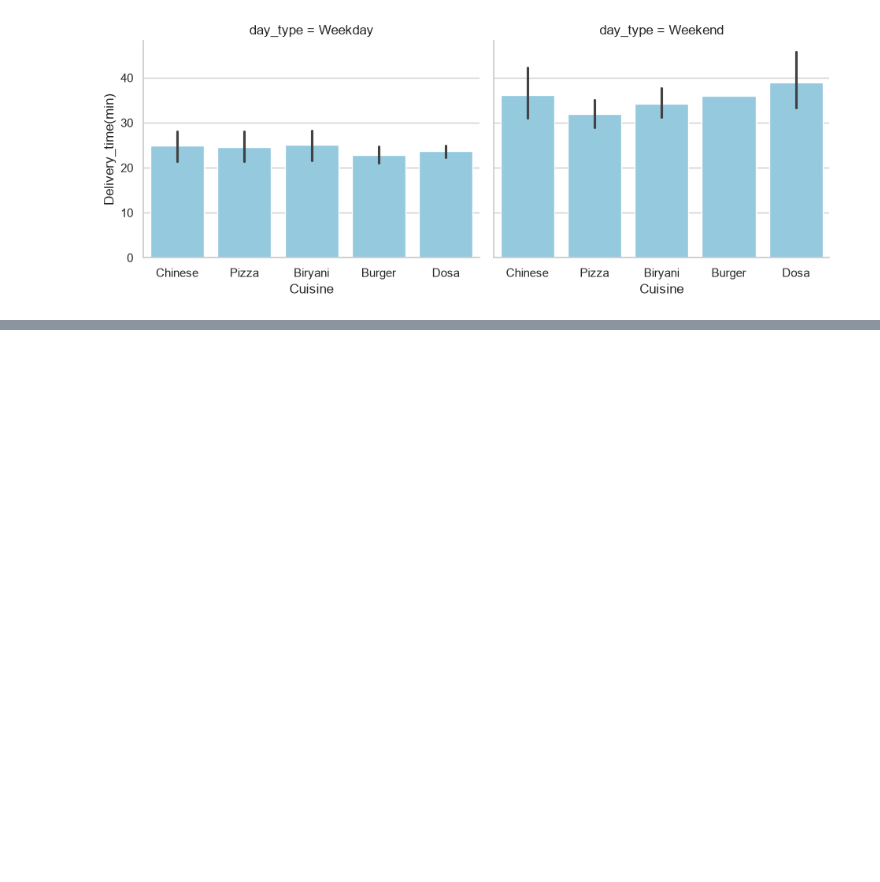
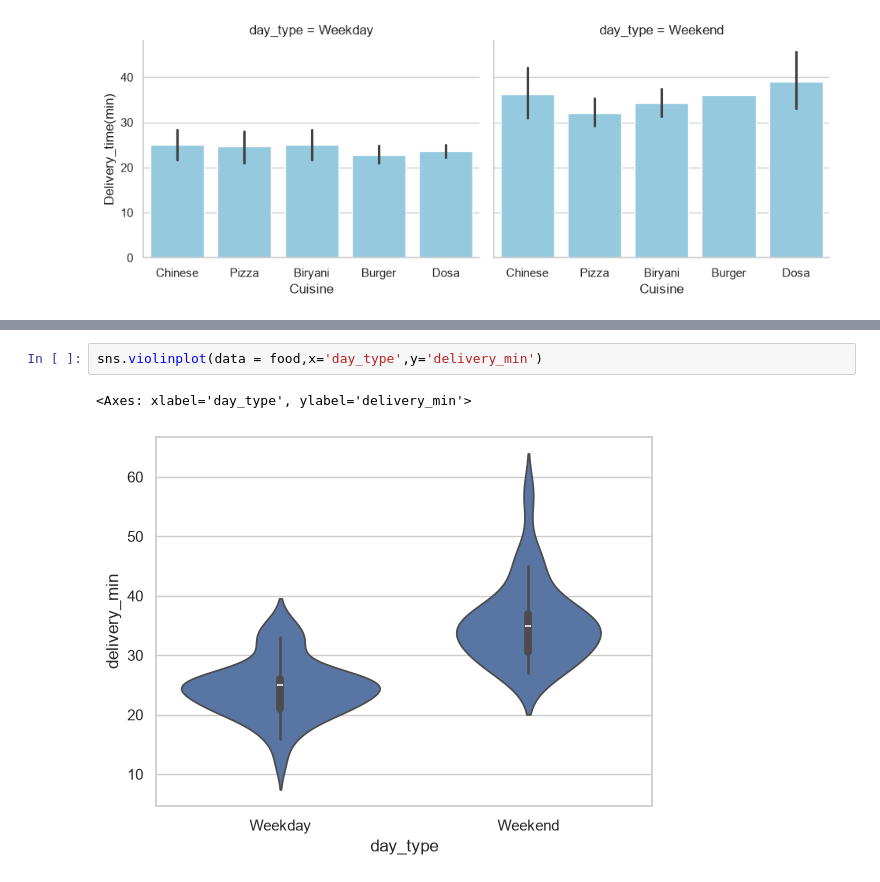
Before and after one commit to singh-amit-45/Data-Science, a Jupyter notebook: Libraries/Seaborn/Seaborn_2.ipynb, the cells around one changed output, grey strips where cells are left out. Drawn from its saved outputs; the diff is of its cells as text; blank space fills up the shorter version.

```diff
--- a/Libraries/Seaborn/Seaborn_2.ipynb
+++ b/Libraries/Seaborn/Seaborn_2.ipynb
@@ -142,0 +154,5 @@ g.set_axis_labels('Cuisine', 'Delivery_time(min)')
+# %%
+sns.violinplot(data = food,x='day_type',y='delivery_min')
+# %% [output]
+<Axes: xlabel='day_type', ylabel='delivery_min'>
+[figure, added]
```
Also changed, not shown: parts of 16 cells of this notebook.
